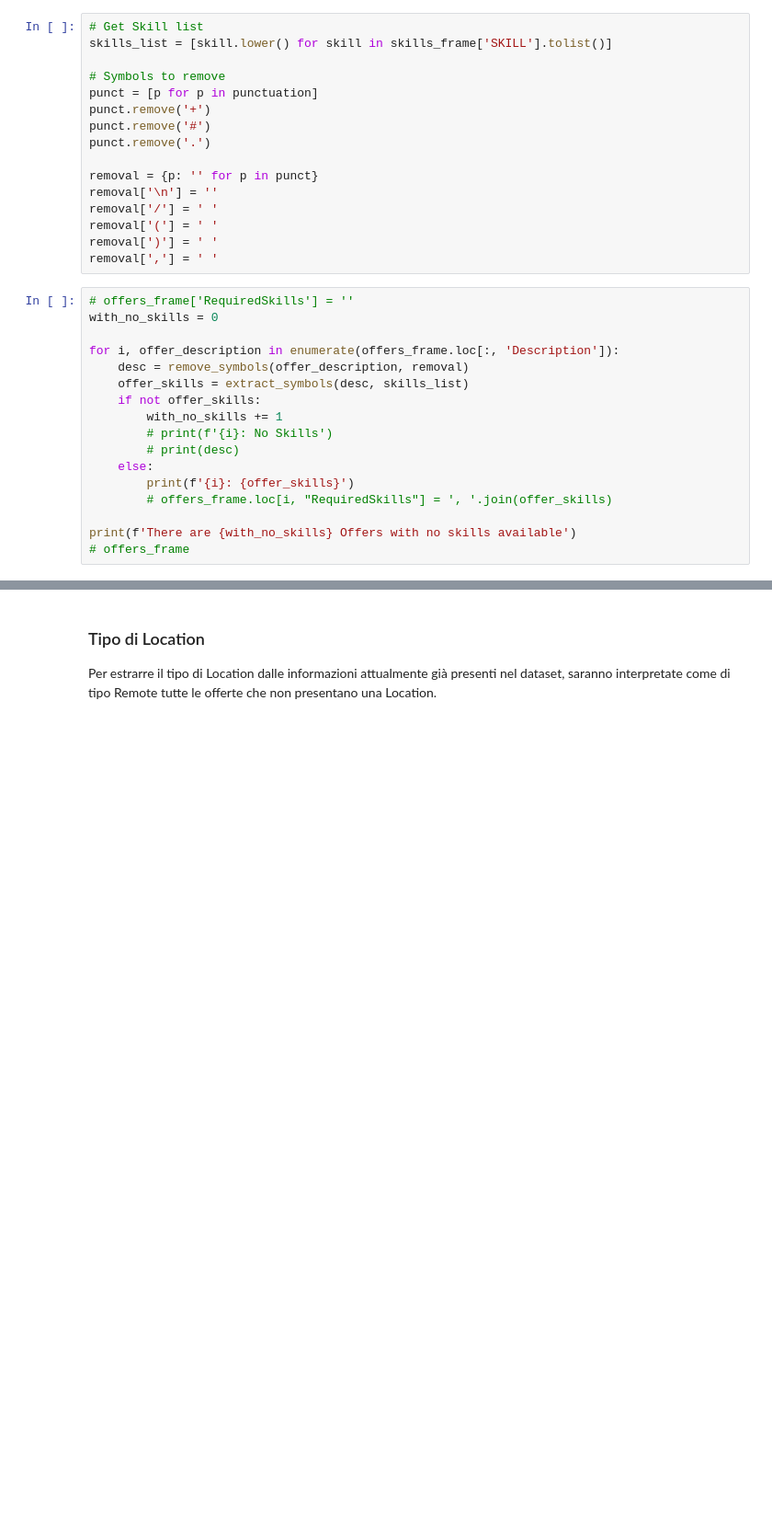
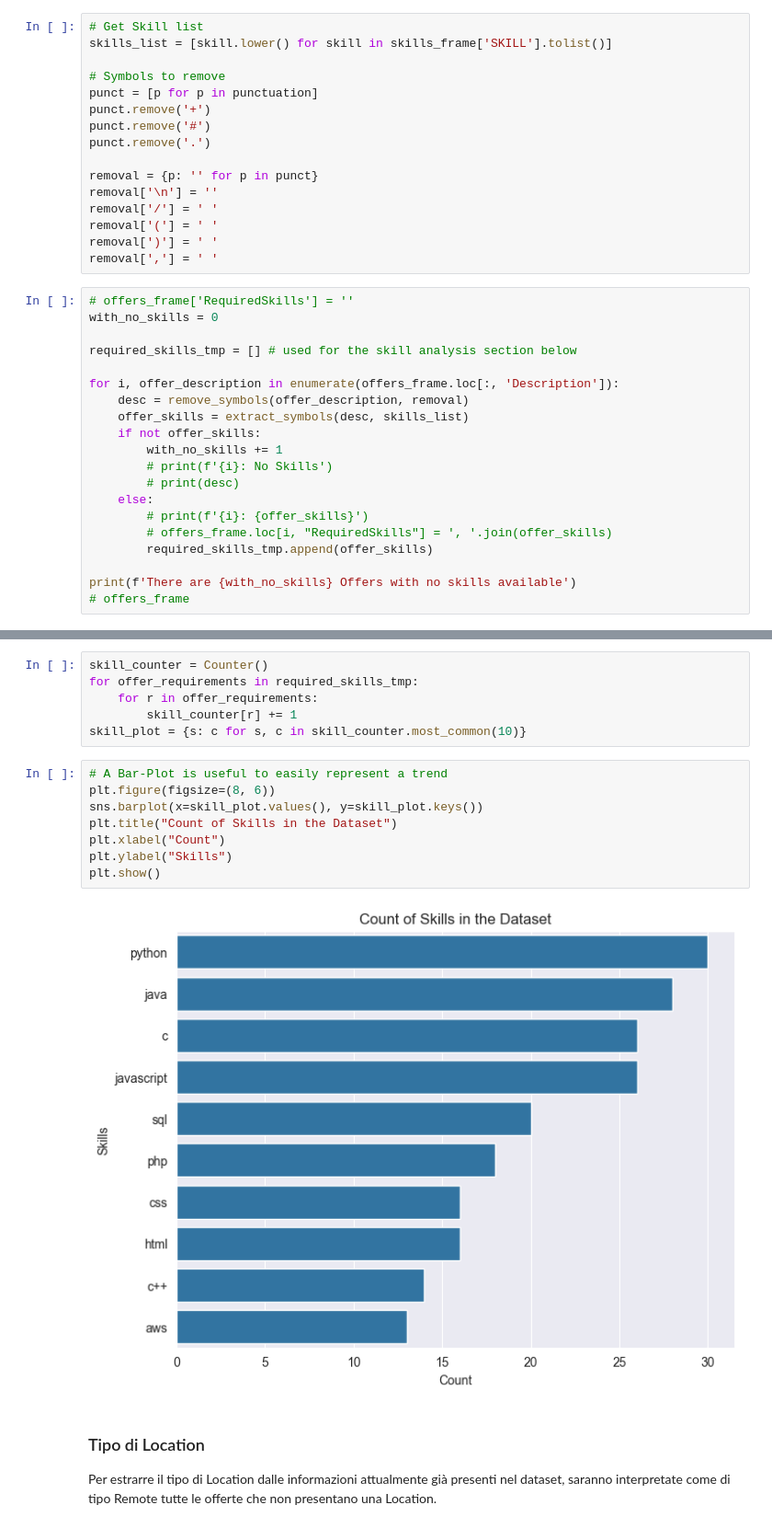
Before and after one commit to antoninoLorenzo/RecommenderSystem_TC, a Jupyter notebook: demo/notebooks/offers.ipynb, the cells around one changed output, grey strips where cells are left out. Shown: that part at 92% size. Cells and saved outputs as stored; diff of their text form; blank space fills up the shorter version.

Commit message:
Plot Aggiuntivi

```diff
--- a/demo/notebooks/offers.ipynb
+++ b/demo/notebooks/offers.ipynb
@@ -197,6 +197,8 @@ removal[','] = ' '
 # %%
 # offers_frame['RequiredSkills'] = ''
 with_no_skills = 0
+
+required_skills_tmp = [] # used for the skill analysis section below
 
 for i, offer_description in enumerate(offers_frame.loc[:, 'Description']):
     desc = remove_symbols(offer_description, removal)
@@ -206,8 +208,9 @@ for i, offer_description in enumerate(offers_frame.loc[:, 'Description']):
         # print(f'{i}: No Skills')
         # print(desc)
     else:
-        print(f'{i}: {offer_skills}')
+        # print(f'{i}: {offer_skills}')
         # offers_frame.loc[i, "RequiredSkills"] = ', '.join(offer_skills)
+        required_skills_tmp.append(offer_skills)
 
 print(f'There are {with_no_skills} Offers with no skills available')
 # offers_frame
@@ -232,3 +223,19 @@ There are 43 Offers with no skills available
+# %%
+skill_counter = Counter()
+for offer_requirements in required_skills_tmp:
+    for r in offer_requirements:
+        skill_counter[r] += 1
+skill_plot = {s: c for s, c in skill_counter.most_common(10)}
+# %%
+# A Bar-Plot is useful to easily represent a trend
+plt.figure(figsize=(8, 6))
+sns.barplot(x=skill_plot.values(), y=skill_plot.keys())
+plt.title("Count of Skills in the Dataset")
+plt.xlabel("Count")
+plt.ylabel("Skills")
+plt.show()
+# %% [output]
+[figure, added]
 # %% [markdown]
 ### Tipo di Location
 Per estrarre il tipo di Location dalle informazioni attualmente già presenti nel dataset,
```
Also changed, not shown: parts of 5 cells of this notebook.
